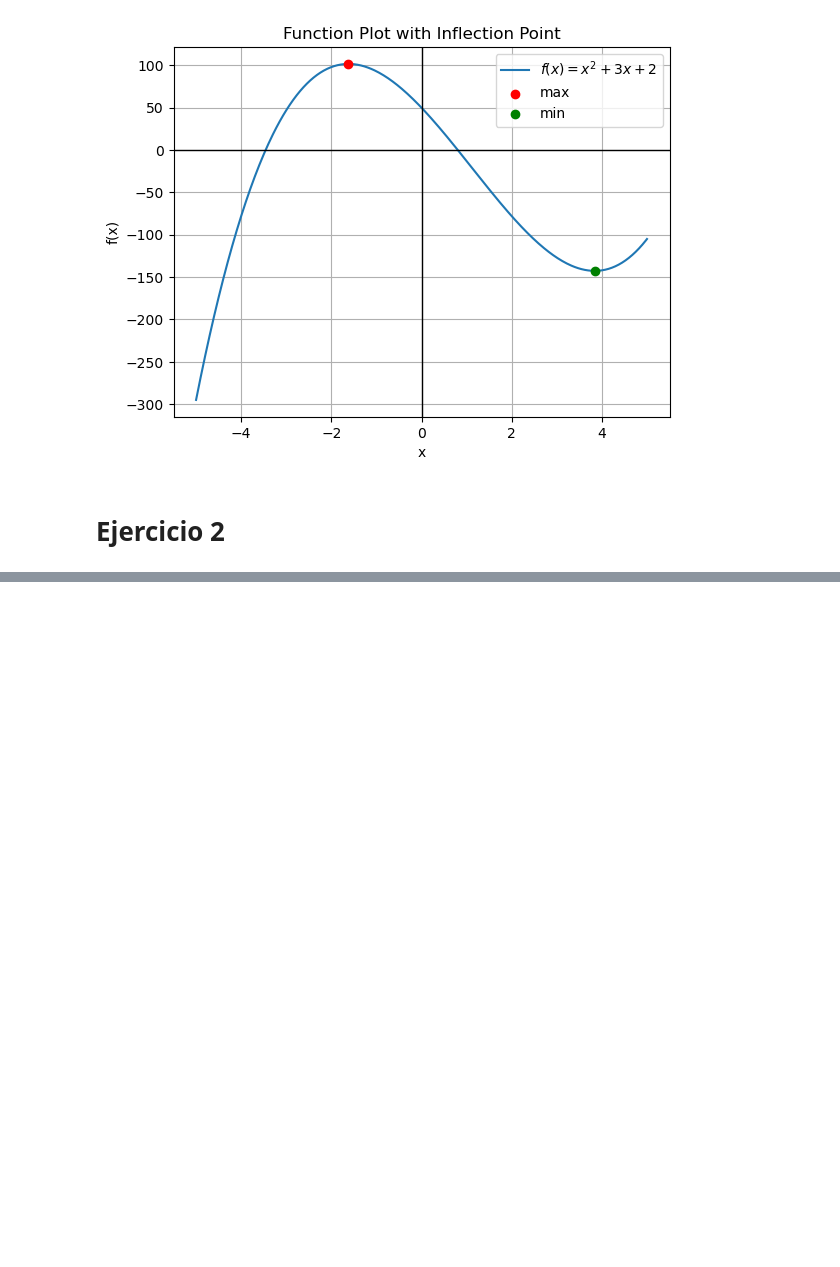
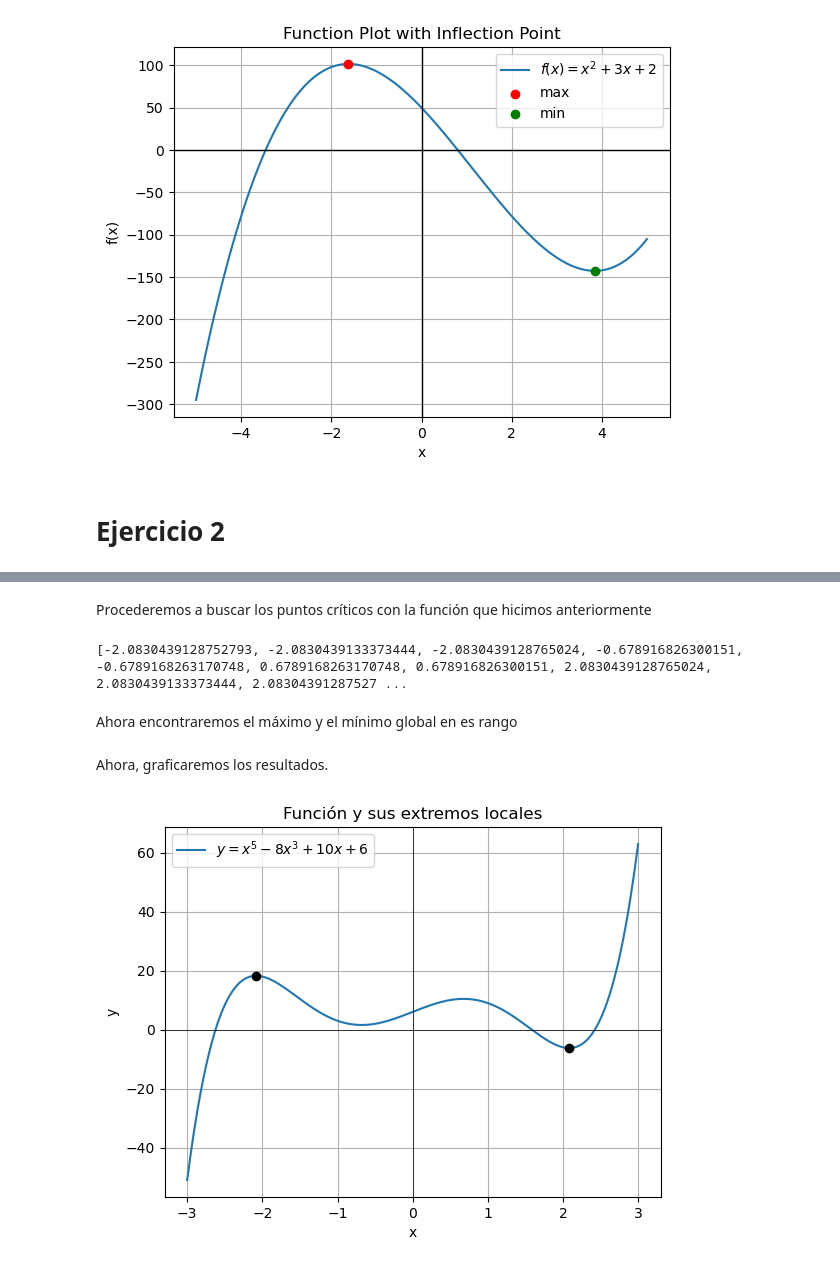
Before and after one commit to jfCamelo/MOS, a Jupyter notebook: Lab_3/lab_3.ipynb, the cells around one changed output, grey strips where cells are left out. Drawn from its saved outputs; the diff is of its cells as text; code cells hidden in the pictures; blank space fills up the shorter version.

Commit message:
Punto 2 terminado

```diff
--- a/Lab_3/lab_3.ipynb
+++ b/Lab_3/lab_3.ipynb
@@ -61,0 +73,3 @@ plt.show()
+# %%
+primera_derivada_func = sym.lambdify(x, primera_derivada, 'numpy')
+segunda_derivada_func = sym.lambdify(x, segunda_derivada, 'numpy')
@@ -61,0 +90,50 @@ plt.show()
+# %%
+rango = np.linspace(-3, 3, 10)
+criticos = []
+# %% [markdown]
+Procederemos a buscar los puntos críticos con la función que hicimos anteriormente
+# %%
+for x0 in rango:
+    punto_critico = newton_raphson(primera_derivada_func, segunda_derivada_func, x0)
+    if punto_critico is not None:
+        criticos.append(punto_critico)
+
+print(criticos)
+# %% [output]
+[-2.0830439128752793, -2.0830439133373444, -2.0830439128765024, -0.678916826300151, -0.6789168263170748, 0.6789168263170748, 0.678916826300151, 2.0830439128765024, 2.0830439133373444, 2.08304391287527 ...
+# %% [markdown]
+Ahora encontraremos el máximo y el mínimo global en es rango
+# %%
+max_global = max(criticos)
+min_global = min(criticos)
+globales = []
+globales.append(max_global)
+globales.append(min_global)
+# %% [markdown]
+Ahora, graficaremos los resultados.
+# %%
+# Crear un espacio de valores x para graficar la función
+f_func = sym.lambdify(x, f_expr, 'numpy')
+x_vals = np.linspace(-3, 3, 400)
+y_vals = f_func(x_vals)
+
+# Graficar la función
+plt.plot(x_vals, y_vals, label=r'$y = x^5 - 8x^3 + 10x + 6$')
+
+# Graficar los puntos críticos encontrados
+for point in globales:
+    plt.plot(point, f_func(point), 'ko')
+
+# Añadir detalles a la gráfica
+plt.title('Función y sus extremos locales')
+plt.axhline(0, color='black',linewidth=0.5)
+plt.axvline(0, color='black',linewidth=0.5)
+plt.grid(True)
+plt.xlabel('x')
+plt.ylabel('y')
+plt.legend()
+
+# Mostrar la gráfica
+plt.show()
+# %% [output]
+[figure, added]
```
Also changed, not shown: parts of 7 cells of this notebook.
